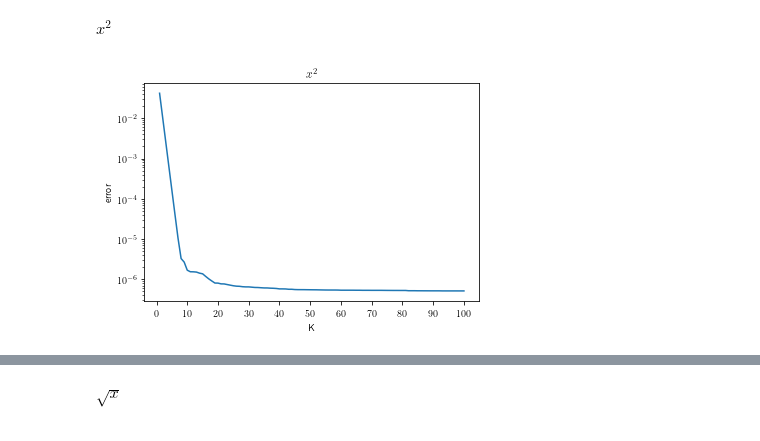
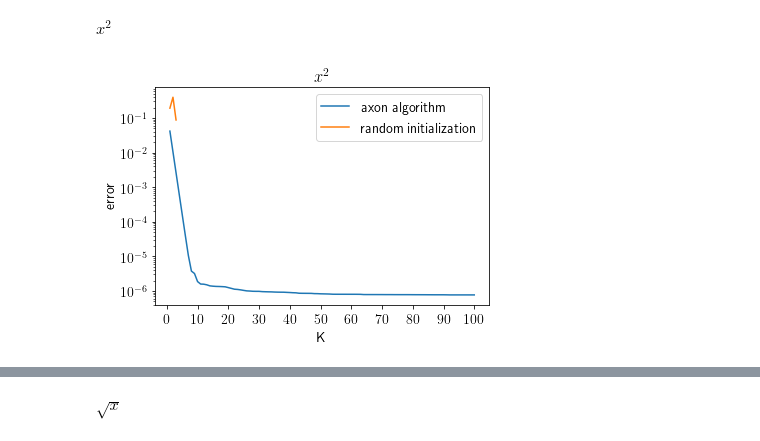
Before and after one commit to dashafok/axon-approximation, a Jupyter notebook: experiments.ipynb, the cells around one changed output, grey strips where cells are left out. Cells and saved outputs as stored; diff of their text form; code cells hidden in the pictures.

Commit message:
added experiments with random initialization

```diff
--- a/experiments.ipynb
+++ b/experiments.ipynb
@@ -10,12 +21,14 @@ plt.rcParams.update({"text.usetex": True})
 # %%
 xs = np.linspace(0,1, 1000)[:,None]
 # %%
-def plot_errors(data, title):
-    plt.plot(np.arange(1,101), data)
+def plot_errors(data, data_rnd, title):
+    plt.plot(np.arange(1,101), data, label='axon algorithm')
+    plt.plot(np.arange(1,len(data_rnd)+1), data_rnd, label='random initialization')
     plt.yscale('log')
     plt.ylabel('error')
     plt.xlabel('K')
     plt.title(title)
+    plt.legend()
     plt.xticks(np.arange(0,102, 10))
 # %%
 def plot_basis(data, name):
@@ -35,9 +48,15 @@ $x^2$
 # %%
 ys = (xs**2).flatten()
 bs_x2, bs_coefs, r, coefs, norms, errs_x2 = axon_algorithm(xs, ys, 100)
-
-plot_errors(errs_x2, r'$x^2$')
-# %% [output]
-[figure, removed]
+# %%
+errs_rnd = []
+with open('error_x2.pkl', 'rb') as f:
+    data = pickle.load(f)
+    for errs_k in data['error']:
+        errors1 = [err for err in errs_k if not np.isnan(err)]
+        errs_rnd.append(min(errors1))
+plot_errors(errs_x2, errs_rnd, r'$x^2$')
+# %% [output]
+[figure, added]
 # %%
 plot_basis(bs_x2, r'$x^2$')
```
Also changed, not shown: parts of 22 cells of this notebook, 2 other files.
